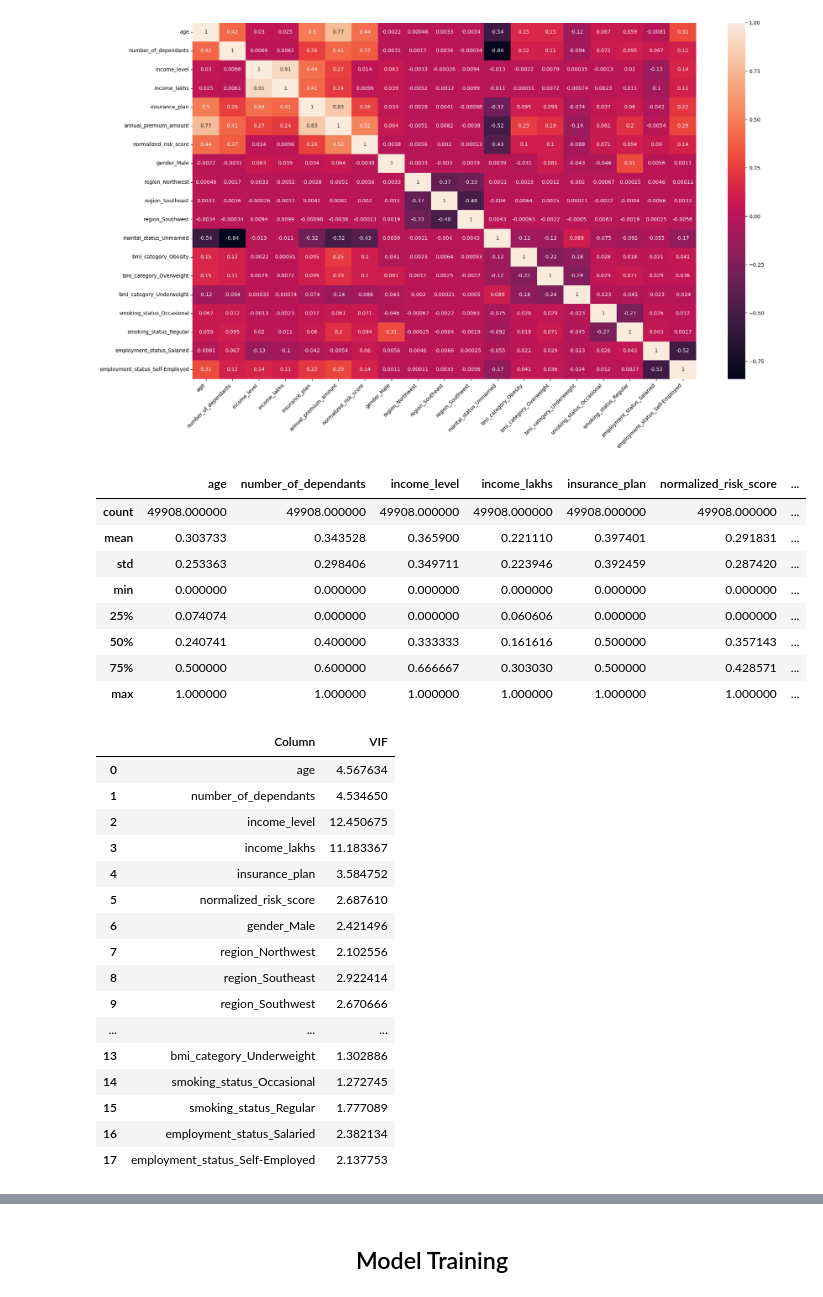
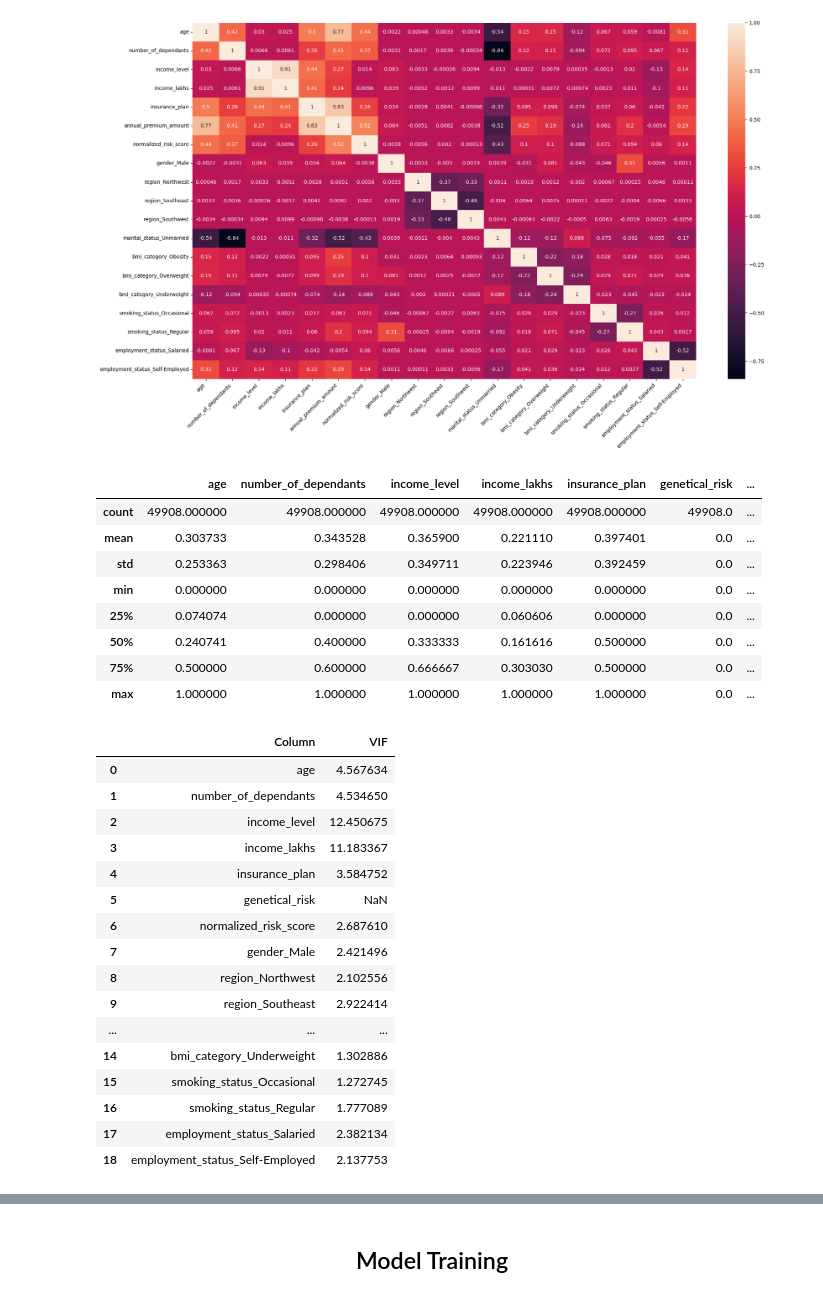
Before and after one commit to Fideladdi/Healthcare_Premium_Prediction, a Jupyter notebook: Health_Insurance_Prediction.ipynb, the cells around one changed output, grey strips where cells are left out. Cells and saved outputs as stored; diff of their text form; code cells hidden in the pictures.

```diff
--- a/Health_Insurance_Prediction.ipynb
+++ b/Health_Insurance_Prediction.ipynb
@@ -135,7 +137,7 @@ password = "............"
 
 <br>
 # %%
-df = pd.read_csv(r"C:\Users\guest_l38yilz\Downloads\ML\project_1_model_retraining_resources\premiums.csv")
+df = pd.read_csv(r"C:\Users\guest_l38yilz\Downloads\ML\Health_premium_prediction\Datasets\premiums.csv")
 df.head(5)
 # %% [output]
 |  | Age | Gender | Region | Marital_status | Number Of Dependants | BMI_Category | Smoking_Status | ... |
@@ -994,26 +996,33 @@ def calculate_vif(data):
     vif_df['VIF'] = [variance_inflation_factor(data.values,i) for i in range(data.shape[1])]
     return vif_df
 # %%
+###added a dummy col for my prediction app
+idx = 5
+new_col = 0
+df4.insert(loc=idx, column='genetical_risk', value=new_col)
+
 X = df4.drop('annual_premium_amount', axis='columns')
 y = df4['annual_premium_amount']
 
+
+
 from sklearn.preprocessing import MinMaxScaler
 
-cols_to_scale = ['age','number_of_dependants', 'income_level',  'income_lakhs', 'insurance_plan']
+cols_to_scale = ['age','number_of_dependants', 'income_level',  'income_lakhs', 'insurance_plan','genetical_risk']
 scaler = MinMaxScaler()
 
 X[cols_to_scale] = scaler.fit_transform(X[cols_to_scale])
 X.describe()
 # %% [output]
-|  | age | number_of_dependants | income_level | income_lakhs | insurance_plan | normalized_risk_score | ... |
-| count | 49908.000000 | 49908.000000 | 49908.000000 | 49908.000000 | 49908.000000 | 49908.000000 | ... |
-| mean | 0.303733 | 0.343528 | 0.365900 | 0.221110 | 0.397401 | 0.291831 | ... |
-| std | 0.253363 | 0.298406 | 0.349711 | 0.223946 | 0.392459 | 0.287420 | ... |
-| min | 0.000000 | 0.000000 | 0.000000 | 0.000000 | 0.000000 | 0.000000 | ... |
-| 25% | 0.074074 | 0.000000 | 0.000000 | 0.060606 | 0.000000 | 0.000000 | ... |
-| 50% | 0.240741 | 0.400000 | 0.333333 | 0.161616 | 0.500000 | 0.357143 | ... |
-| 75% | 0.500000 | 0.600000 | 0.666667 | 0.303030 | 0.500000 | 0.428571 | ... |
-| max | 1.000000 | 1.000000 | 1.000000 | 1.000000 | 1.000000 | 1.000000 | ... |
+|  | age | number_of_dependants | income_level | income_lakhs | insurance_plan | genetical_risk | ... |
+| count | 49908.000000 | 49908.000000 | 49908.000000 | 49908.000000 | 49908.000000 | 49908.0 | ... |
+| mean | 0.303733 | 0.343528 | 0.365900 | 0.221110 | 0.397401 | 0.0 | ... |
+| std | 0.253363 | 0.298406 | 0.349711 | 0.223946 | 0.392459 | 0.0 | ... |
+| min | 0.000000 | 0.000000 | 0.000000 | 0.000000 | 0.000000 | 0.0 | ... |
+| 25% | 0.074074 | 0.000000 | 0.000000 | 0.060606 | 0.000000 | 0.0 | ... |
+| 50% | 0.240741 | 0.400000 | 0.333333 | 0.161616 | 0.500000 | 0.0 | ... |
+| 75% | 0.500000 | 0.600000 | 0.666667 | 0.303030 | 0.500000 | 0.0 | ... |
+| max | 1.000000 | 1.000000 | 1.000000 | 1.000000 | 1.000000 | 0.0 | ... |
 # %%
 calculate_vif(X)
 # %% [output]
@@ -1023,17 +1032,17 @@ calculate_vif(X)
 | 2 | income_level | 12.450675 |
 | 3 | income_lakhs | 11.183367 |
 | 4 | insurance_plan | 3.584752 |
-| 5 | normalized_risk_score | 2.687610 |
-| 6 | gender_Male | 2.421496 |
-| 7 | region_Northwest | 2.102556 |
-| 8 | region_Southeast | 2.922414 |
-| 9 | region_Southwest | 2.670666 |
+| 5 | genetical_risk | NaN |
+| 6 | normalized_risk_score | 2.687610 |
+| 7 | gender_Male | 2.421496 |
+| 8 | region_Northwest | 2.102556 |
+| 9 | region_Southeast | 2.922414 |
 | ... | ... | ... |
-| 13 | bmi_category_Underweight | 1.302886 |
-| 14 | smoking_status_Occasional | 1.272745 |
-| 15 | smoking_status_Regular | 1.777089 |
-| 16 | employment_status_Salaried | 2.382134 |
-| 17 | employment_status_Self-Employed | 2.137753 |
+| 14 | bmi_category_Underweight | 1.302886 |
+| 15 | smoking_status_Occasional | 1.272745 |
+| 16 | smoking_status_Regular | 1.777089 |
+| 17 | employment_status_Salaried | 2.382134 |
+| 18 | employment_status_Self-Employed | 2.137753 |
 # %%
 calculate_vif(X.drop('income_level', axis="columns"))
 # %% [output]
```
Also changed, not shown: parts of 20 cells of this notebook.
